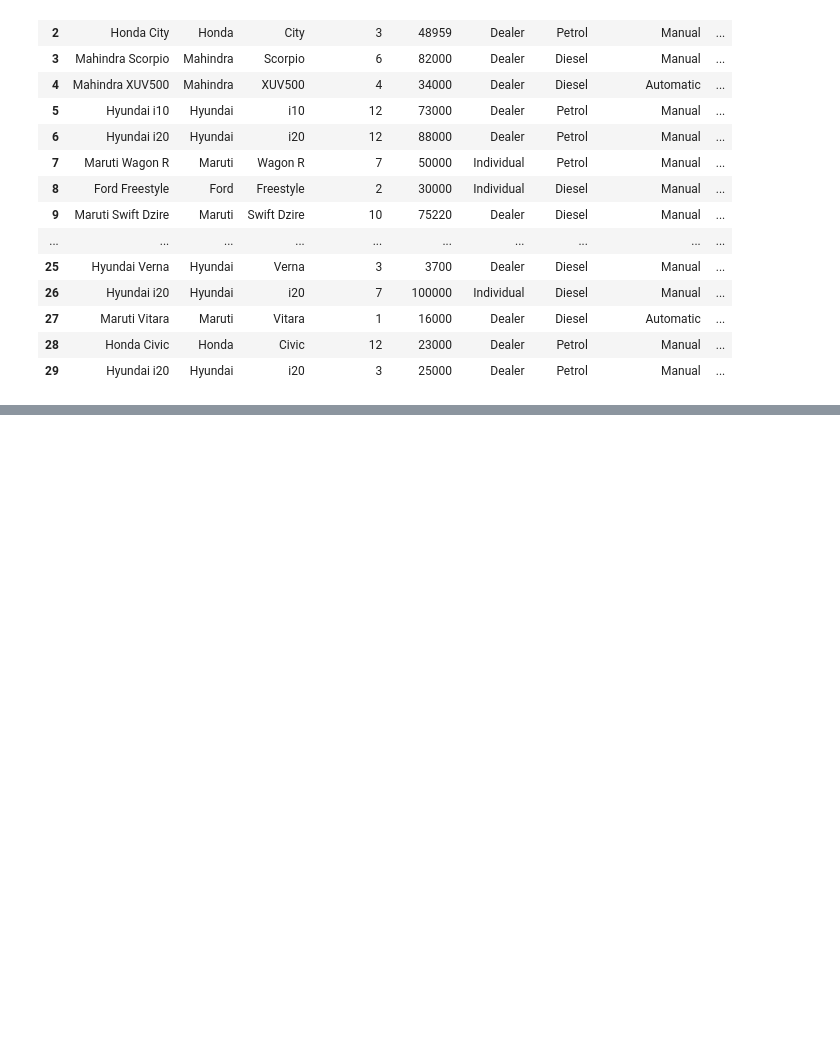
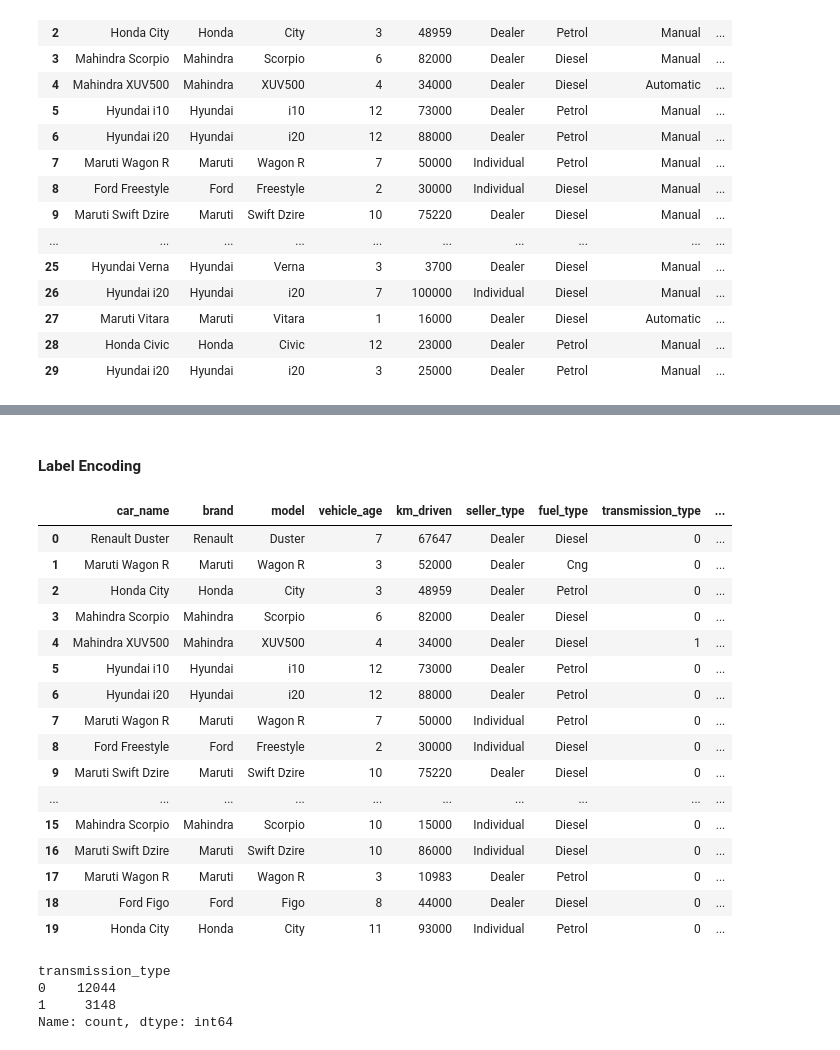
Before and after one commit to VeenaKodimala/Certificate-Program-in-AIML-IIT-Patna, a Jupyter notebook: MODULE 2 - CLASSICAL ML/Handling Real world messy data/Data Exploration.ipynb, the cells around one changed output, grey strips where cells are left out. Cells and saved outputs as stored; diff of their text form; code cells hidden in the pictures; blank space fills up the shorter version.

Commit message:
modele 2 notes + module 1 mini project

```diff
--- a/MODULE 2 - CLASSICAL ML/Handling Real world messy data/Data Exploration.ipynb
+++ b/MODULE 2 - CLASSICAL ML/Handling Real world messy data/Data Exploration.ipynb
@@ -308,0 +620,30 @@ df['km_driven'] = pd.to_numeric(df['km_driven'])
+# %% [markdown]
+#### Label Encoding
+# %%
+df['transmission_type'] = df['transmission_type'].map({'Manual':0,'Automatic':1})
+df.head(20)
+# %% [output]
+|  | car_name | brand | model | vehicle_age | km_driven | seller_type | fuel_type | transmission_type | ... |
+| 0 | Renault Duster | Renault | Duster | 7 | 67647 | Dealer | Diesel | 0 | ... |
+| 1 | Maruti Wagon R | Maruti | Wagon R | 3 | 52000 | Dealer | Cng | 0 | ... |
+| 2 | Honda City | Honda | City | 3 | 48959 | Dealer | Petrol | 0 | ... |
+| 3 | Mahindra Scorpio | Mahindra | Scorpio | 6 | 82000 | Dealer | Diesel | 0 | ... |
+| 4 | Mahindra XUV500 | Mahindra | XUV500 | 4 | 34000 | Dealer | Diesel | 1 | ... |
+| 5 | Hyundai i10 | Hyundai | i10 | 12 | 73000 | Dealer | Petrol | 0 | ... |
+| 6 | Hyundai i20 | Hyundai | i20 | 12 | 88000 | Dealer | Petrol | 0 | ... |
+| 7 | Maruti Wagon R | Maruti | Wagon R | 7 | 50000 | Individual | Petrol | 0 | ... |
+| 8 | Ford Freestyle | Ford | Freestyle | 2 | 30000 | Individual | Diesel | 0 | ... |
+| 9 | Maruti Swift Dzire | Maruti | Swift Dzire | 10 | 75220 | Dealer | Diesel | 0 | ... |
+| ... | ... | ... | ... | ... | ... | ... | ... | ... | ... |
+| 15 | Mahindra Scorpio | Mahindra | Scorpio | 10 | 15000 | Individual | Diesel | 0 | ... |
+| 16 | Maruti Swift Dzire | Maruti | Swift Dzire | 10 | 86000 | Individual | Diesel | 0 | ... |
+| 17 | Maruti Wagon R | Maruti | Wagon R | 3 | 10983 | Dealer | Petrol | 0 | ... |
+| 18 | Ford Figo | Ford | Figo | 8 | 44000 | Dealer | Diesel | 0 | ... |
+| 19 | Honda City | Honda | City | 11 | 93000 | Individual | Petrol | 0 | ... |
+# %%
+df['transmission_type'].value_counts()
+# %% [output]
+transmission_type
+0    12044
+1     3148
+Name: count, dtype: int64
```
Also changed, not shown: parts of 34 cells of this notebook, 2 other files.
